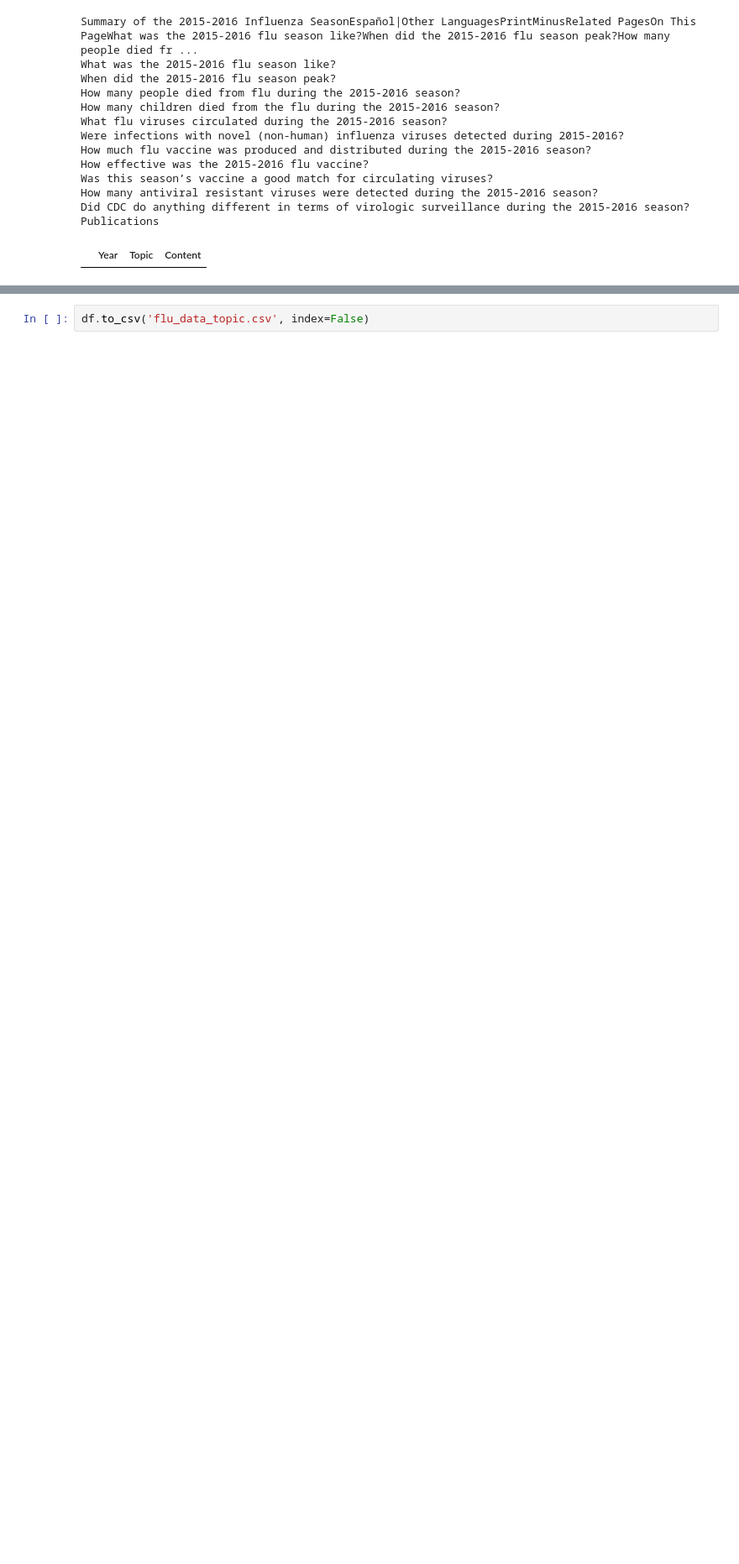
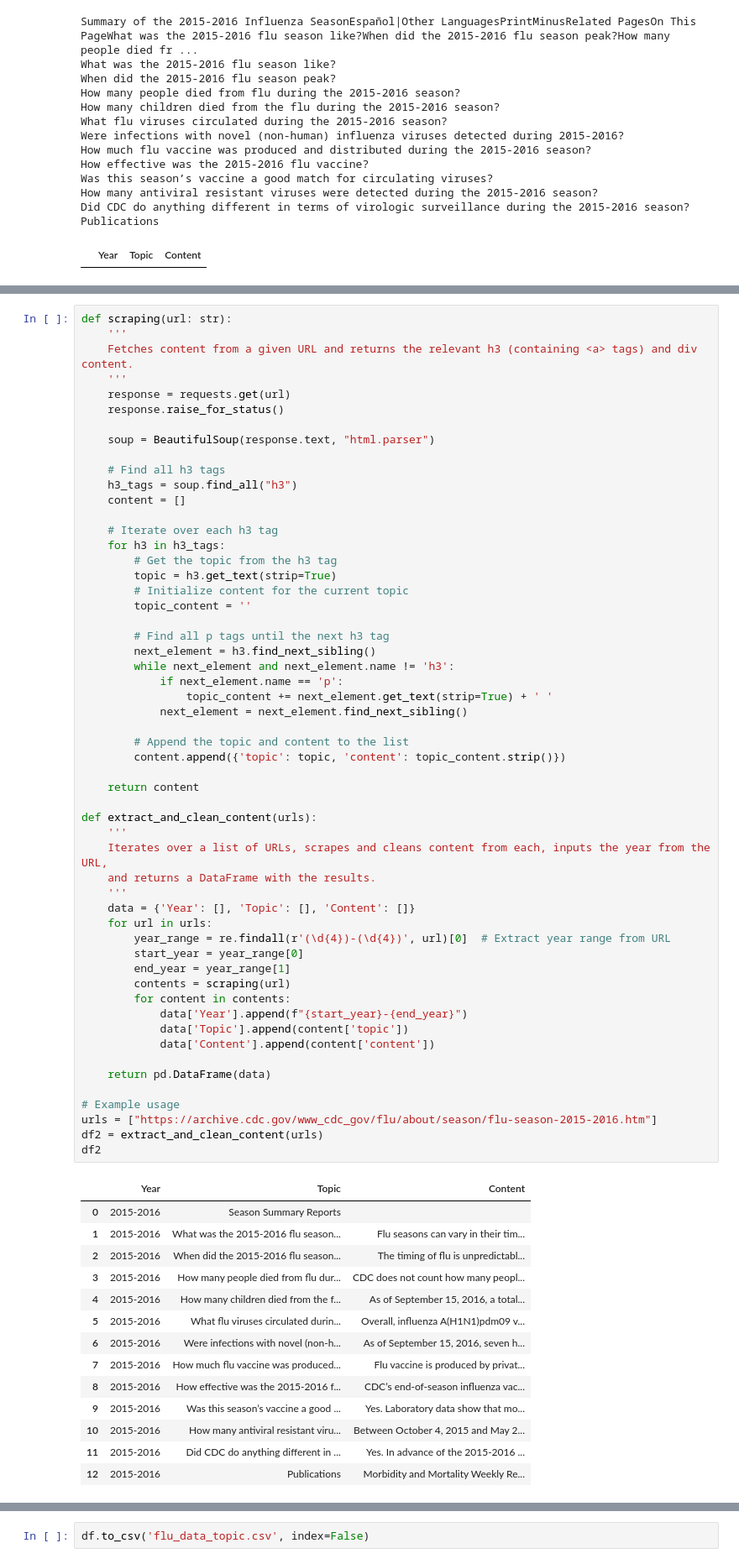
Before and after one commit to pergazuz/Text-Summarization-for-Flu-Season-Summary-Reports, a Jupyter notebook: mandoji.ipynb, the cells around one changed output, grey strips where cells are left out. Shown at 84% size. Cells and saved outputs as stored; diff of their text form; blank space fills up the shorter version.

```diff
--- a/mandoji.ipynb
+++ b/mandoji.ipynb
@@ -214,0 +208,70 @@ Name: Content, dtype: object
+# %%
+def scraping(url: str):
+    '''
+    Fetches content from a given URL and returns the relevant h3 (containing <a> tags) and div content.
+    '''
+    response = requests.get(url)
+    response.raise_for_status()
+
+    soup = BeautifulSoup(response.text, "html.parser")
+
+    # Find all h3 tags
+    h3_tags = soup.find_all("h3")
+    content = []
+
+    # Iterate over each h3 tag
+    for h3 in h3_tags:
+        # Get the topic from the h3 tag
+        topic = h3.get_text(strip=True)
+        # Initialize content for the current topic
+        topic_content = ''
+
+        # Find all p tags until the next h3 tag
+        next_element = h3.find_next_sibling()
+        while next_element and next_element.name != 'h3':
+            if next_element.name == 'p':
+                topic_content += next_element.get_text(strip=True) + ' '
+            next_element = next_element.find_next_sibling()
+
+        # Append the topic and content to the list
+        content.append({'topic': topic, 'content': topic_content.strip()})
+
+    return content
+
+def extract_and_clean_content(urls):
+    '''
+    Iterates over a list of URLs, scrapes and cleans content from each, inputs the year from the URL,
+    and returns a DataFrame with the results.
+    '''
+    data = {'Year': [], 'Topic': [], 'Content': []}
+    for url in urls:
+        year_range = re.findall(r'(\d{4})-(\d{4})', url)[0]  # Extract year range from URL
+        start_year = year_range[0]
+        end_year = year_range[1]
+        contents = scraping(url)
+        for content in contents:
+            data['Year'].append(f"{start_year}-{end_year}")
+            data['Topic'].append(content['topic'])
+            data['Content'].append(content['content'])
+
+    return pd.DataFrame(data)
+
+# Example usage
+urls = ["https://archive.cdc.gov/www_cdc_gov/flu/about/season/flu-season-2015-2016.htm"]
+df2 = extract_and_clean_content(urls)
+df2
+# %% [output]
+|  | Year | Topic | Content |
+| 0 | 2015-2016 | Season Summary Reports |  |
+| 1 | 2015-2016 | What was the 2015-2016 flu season... | Flu seasons can vary in their tim... |
+| 2 | 2015-2016 | When did the 2015-2016 flu season... | The timing of flu is unpredictabl... |
+| 3 | 2015-2016 | How many people died from flu dur... | CDC does not count how many peopl... |
+| 4 | 2015-2016 | How many children died from the f... | As of September 15, 2016, a total... |
+| 5 | 2015-2016 | What flu viruses circulated durin... | Overall, influenza A(H1N1)pdm09 v... |
+| 6 | 2015-2016 | Were infections with novel (non-h... | As of September 15, 2016, seven h... |
+| 7 | 2015-2016 | How much flu vaccine was produced... | Flu vaccine is produced by privat... |
+| 8 | 2015-2016 | How effective was the 2015-2016 f... | CDC’s end-of-season influenza vac... |
+| 9 | 2015-2016 | Was this season’s vaccine a good ... | Yes. Laboratory data show that mo... |
+| 10 | 2015-2016 | How many antiviral resistant viru... | Between October 4, 2015 and May 2... |
+| 11 | 2015-2016 | Did CDC do anything different in ... | Yes. In advance of the 2015-2016 ... |
+| 12 | 2015-2016 | Publications | Morbidity and Mortality Weekly Re... |
```
Also changed, not shown: parts of 5 cells of this notebook.
